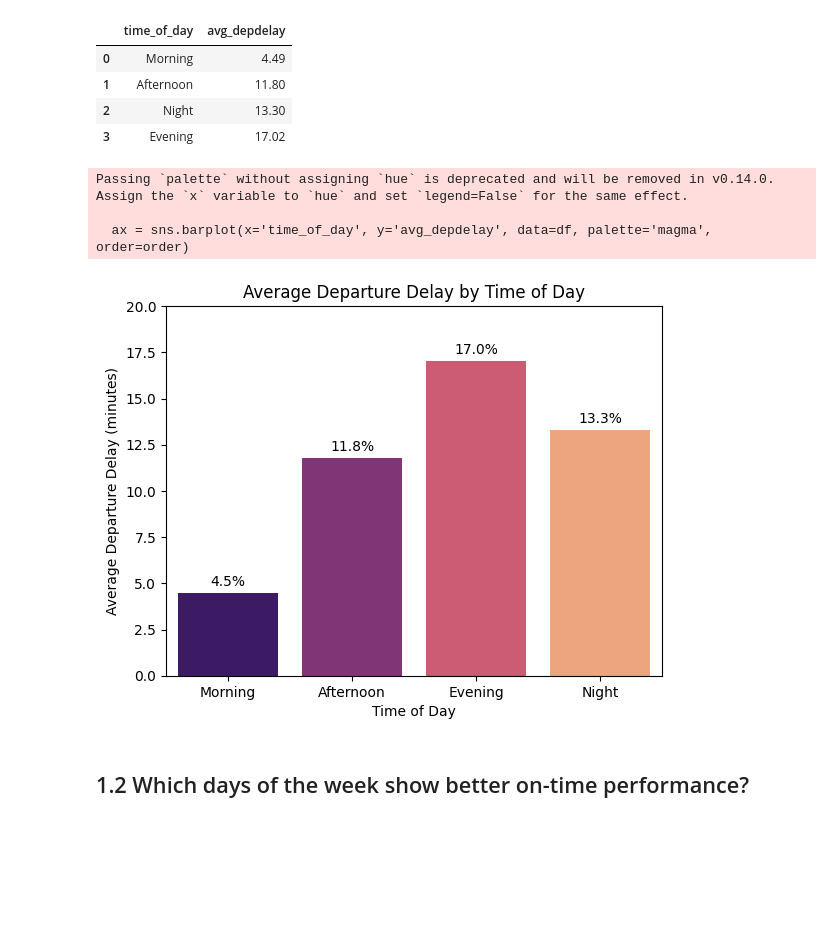
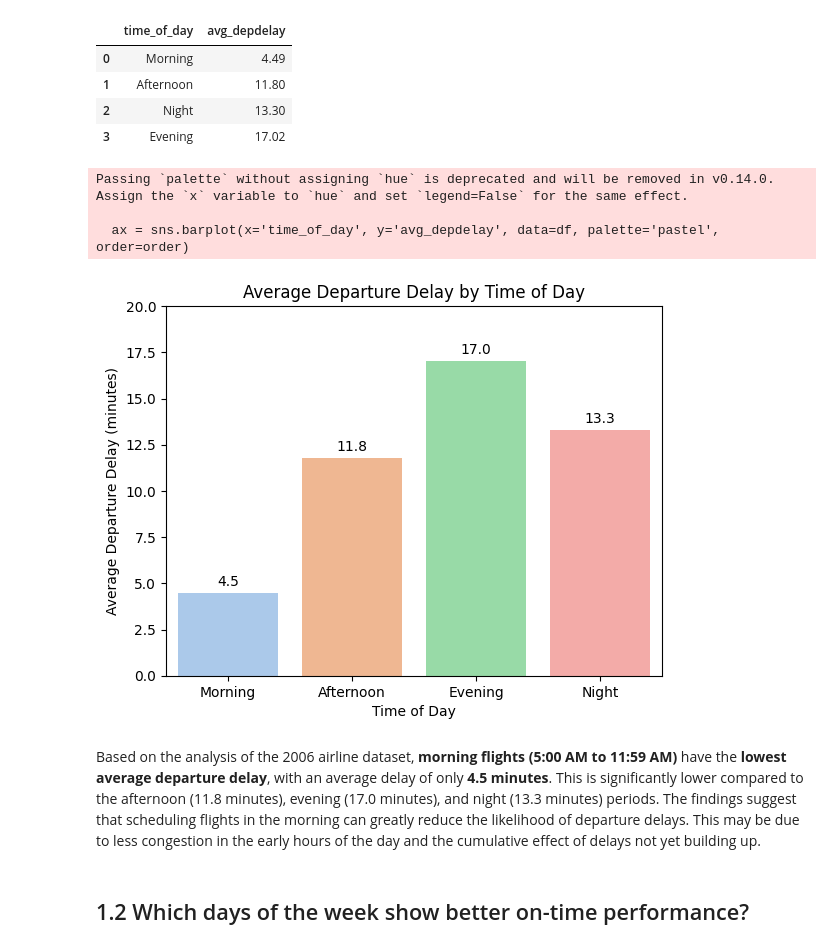
Before and after one commit to Hazim-HF/Data-Management-Project2, a Jupyter notebook: P152419_Project2_STQD6324.ipynb, the cells around one changed output. Cells and saved outputs as stored; diff of their text form; code cells hidden in the pictures; blank space fills up the shorter version.

```diff
--- a/P152419_Project2_STQD6324.ipynb
+++ b/P152419_Project2_STQD6324.ipynb
@@ -97,6 +99,11 @@ from pyhive import hive
 import pandas as pd
 import matplotlib.pyplot as plt
 import seaborn as sns
+# %%
+from sqlalchemy.engine import create_engine
+import pandas as pd
+
+engine = create_engine('hive://maria_dev@localhost:10000/default')
 # %%
 # establish a connection to hive
 conn = hive.Connection(host='localhost',
@@ -296,7 +303,8 @@ Processing project2.airline_2008
 data['missing_ratio'] = (data['total_missing_values'] / data['total_rows'])
 data['missing_ratio'] = data['missing_ratio'].round(2)
 data['year'] = data['year'].astype(str)  # Convert year to string for better plotting
-data.sort_values(by='missing_ratio', ascending=True)
+data = data.sort_values(by='missing_ratio', ascending=True)
+data
 # %% [output]
 |  | year | total_rows | total_missing_values | missing_ratio |
 | 19 | 2006 | 7141922 | 7816340 | 1.09 |
@@ -317,12 +325,21 @@ data.sort_values(by='missing_ratio', ascending=True)
 | 2 | 1989 | 5041200 | 40771930 | 8.09 |
 # %%
 # plot the top missing values ratio by year
-ax = sns.barplot(x='year', y='missing_ratio', data=data, palette='magma')
+fig, ax = plt.subplots(figsize=(10, 6))
+
+ax = sns.barplot(x='year', y='missing_ratio', data=data, palette='pastel')
+
 for container in ax.containers:
-    ax.bar_label(container, labels=[f'{v:.1f}%' for v in container.datavalues], padding=3)
+    ax.bar_label(container,
+                 labels=[f'{v:.2f}' for v in container.datavalues],
+                 padding=3,
+                 rotation=90)
+
 plt.title("Missing Values Ratio by Year")
 plt.xlabel("Year")
 plt.ylabel("Missing Values Ratio (%)")
+plt.ylim(1, 10)
+plt.tight_layout()
 plt.show();
 # %% [output]
 Passing `palette` without assigning `hue` is deprecated and will be removed in v0.14.0. Assign the `x` variable to `hue` and set `legend=False` for the same effect.
@@ -359,7 +376,7 @@ query1 = """
     ORDER BY avg_depdelay
 """
 
-df = pd.read_sql(query1, conn)
+df = pd.read_sql(query1, engine)
 df['avg_depdelay'] = df['avg_depdelay'].round(2)
 df
 # %% [output]
@@ -371,19 +388,21 @@ df
 # %%
 # visualize the average departure delay by time of day
 order = ['Morning', 'Afternoon', 'Evening', 'Night']
-ax = sns.barplot(x='time_of_day', y='avg_depdelay', data=df, palette='magma', order=order)
+ax = sns.barplot(x='time_of_day', y='avg_depdelay', data=df, palette='pastel', order=order)
 for container in ax.containers:
-    ax.bar_label(container, labels=[f'{v:.1f}%' for v in container.datavalues], padding=3)
+    ax.bar_label(container, labels=[f'{v:.1f}' for v in container.datavalues], padding=3)
 plt.title("Average Departure Delay by Time of Day")
 plt.xlabel("Time of Day")
 plt.ylabel("Average Departure Delay (minutes)")
 plt.ylim(0, 20)
 plt.show();
 # %% [output]
 Passing `palette` without assigning `hue` is deprecated and will be removed in v0.14.0. Assign the `x` variable to `hue` and set `legend=False` for the same effect.
 
-  ax = sns.barplot(x='time_of_day', y='avg_depdelay', data=df, palette='magma', order=order)
+  ax = sns.barplot(x='time_of_day', y='avg_depdelay', data=df, palette='pastel', order=order)
-[figure, old version]
+[figure, new version]
+# %% [markdown]
+Based on the analysis of the 2006 airline dataset, **morning flights (5:00 AM to 11:59 AM)** have the **lowest average departure delay**, with an average delay of only **4.5 minutes**. This is significantly lower compared to the afternoon (11.8 minutes), evening (17.0 minutes), and night (13.3 minutes) periods. The findings suggest that scheduling flights in the morning can greatly reduce the likelihood of departure delays. This may be due to less congestion in the early hours of the day and the cumulative effect of delays not yet building up.
 # %% [markdown]
 <h2> 1.2 Which days of the week show better on-time performance? </h2>
 # %%
```
Also changed, not shown: parts of 42 cells of this notebook.
